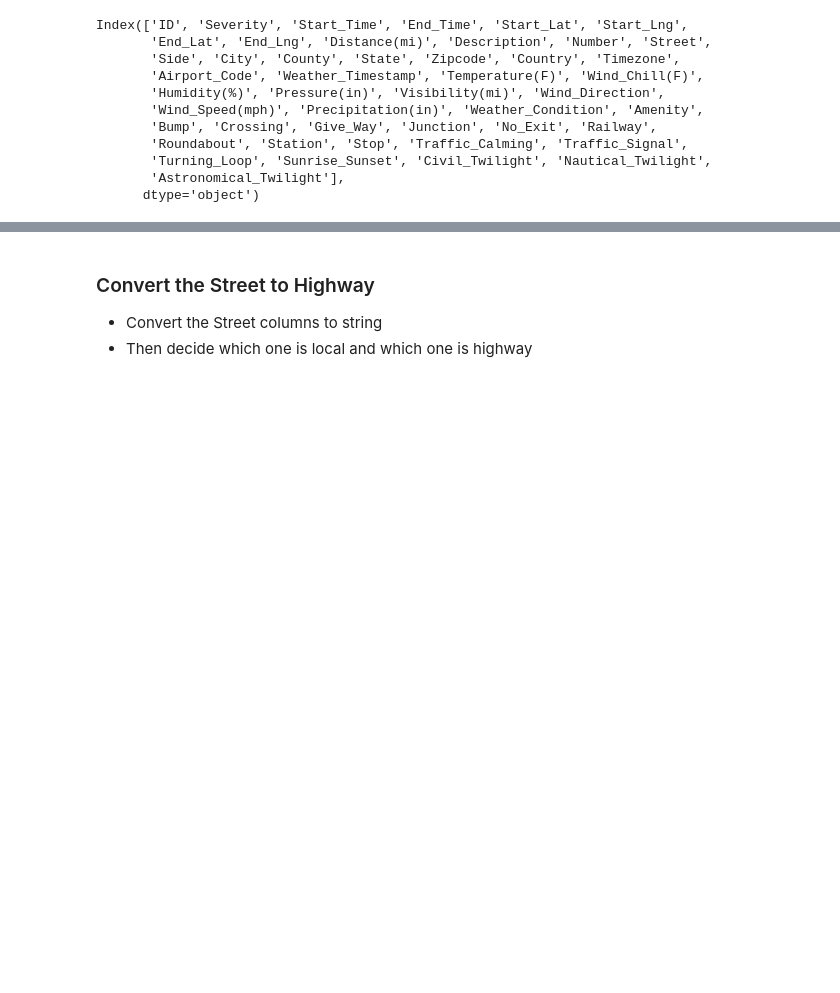
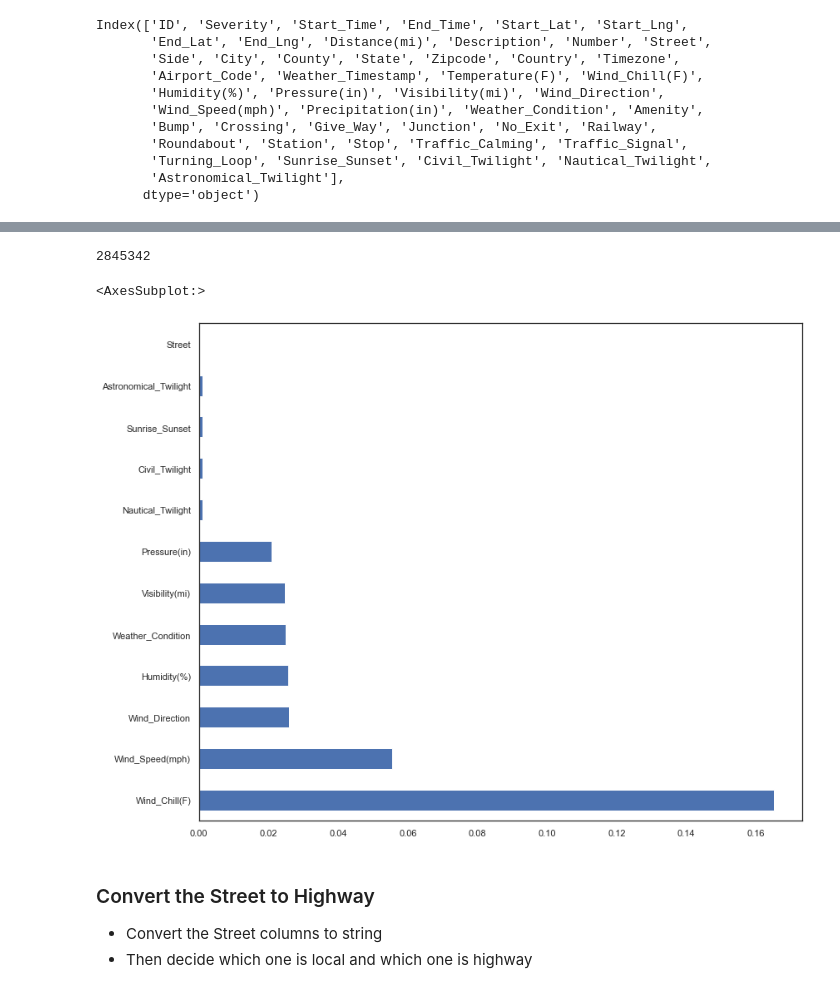
Before and after one commit to jackyhuynh/us_car_accident_analyst_using_python, a Jupyter notebook: src/script.ipynb, the cells around one changed output, grey strips where cells are left out. Cells and saved outputs as stored; diff of their text form; code cells hidden in the pictures; blank space fills up the shorter version.

```diff
--- a/src/script.ipynb
+++ b/src/script.ipynb
@@ -184,5 +184,6 @@ Index(['ID', 'Severity', 'Start_Time', 'End_Time', 'Start_Lat', 'Start_Lng',
        'Astronomical_Twilight'],
       dtype='object')
 # %%
-df = df.drop(['ID','End_Time', 'Description', 'Number', 'End_Lat', 'End_Lng','Temperature(F)', 'City', 'County', 'State', 'Zipcode', 'Airport_Code', 'Country','Amenity',
+# df_v1 will be use to predict the severity of the accidents base on other factor but not include geography.
+df_v1 = df.drop(['ID','End_Time', 'Description', 'Number', 'Start_Lat', 'Start_Lng', 'End_Lat', 'End_Lng','Temperature(F)', 'City', 'County', 'State', 'Zipcode', 'Airport_Code', 'Country','Amenity',
               'Precipitation(in)','Bump','Give_Way','No_Exit','Roundabout', 'Timezone', 'Traffic_Calming', 'Turning_Loop', 'Weather_Timestamp'], axis=1)
@@ -203,3 +218,13 @@ df.head()
+# %%
+publish_times.count()
+# %% [output]
+2845342
+# %%
+missing_percentage = df_v1.isna().sum().sort_values(ascending=False)/len(df)
+missing_percentage[missing_percentage!=0].plot(kind='barh')
+# %% [output]
+<AxesSubplot:>
+[figure, added]
 # %% [markdown]
 ### Convert the Street to Highway
 - Convert the Street columns to string
```
Also changed, not shown: parts of 6 cells of this notebook.
